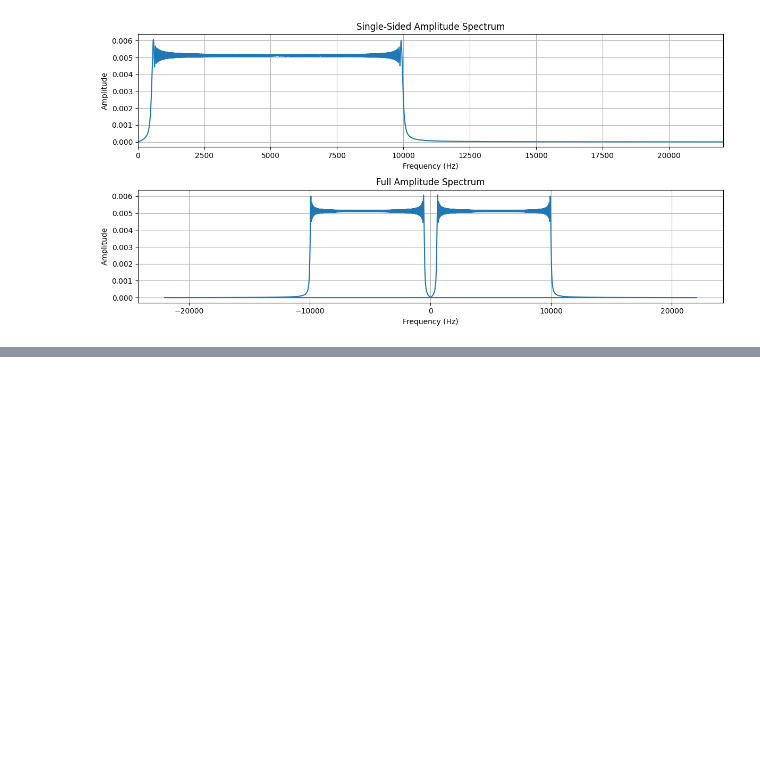
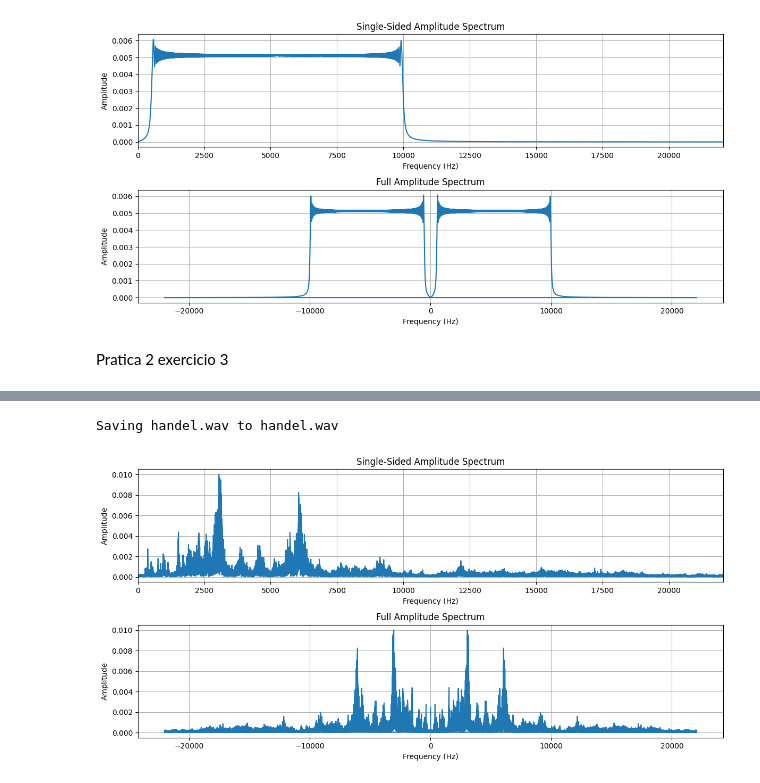
Before and after one commit to alyPoint/CEFET---Processamento-de-Sinais-I-140826, a Jupyter notebook: DSP_1_PRATICA_2.ipynb, the cells around one changed output, grey strips where cells are left out. Saved outputs shown, nothing was run; the diff lists cells and outputs as text; code cells hidden in the pictures; blank space fills up the shorter version.

```diff
--- a/DSP_1_PRATICA_2.ipynb
+++ b/DSP_1_PRATICA_2.ipynb
@@ -122,3 +122,68 @@ plt.tight_layout()
 plt.show()
 # %% [output]
 [figure]
+# %% [markdown]
+Pratica 2 exercicio 3
+# %%
+import numpy as NP
+import matplotlib.pyplot as plt
+import soundfile as sf
+from google.colab import files
+from scipy.fft import fft, fftfreq
+
+fs = 44100                                                           # Frequência de amostragem
+
+# nome do intervalo = np.arange(inicio, fim, passo)
+t = np.arange(0, 1, 1/fs)                                            # Intervalo de tempo e amostragem
+
+#Part (A) formar gráficos com os sons
+files.upload()
+audioA, file_fsA = sf.read('handel.wav')
+duracao_audioA = len(audioA)/file_fsA
+
+#Calculo
+def calculate_spectrum(signal, frequency_sample, single_sided=True):
+    N = len(signal) # Number of sample points
+    T = 1.0 / 44100 # Sample spacing
+
+    # Perform the FFT
+    yf = fft(signal)
+
+    if single_sided:
+        xf = fftfreq(N, T)[:N//2] # Frequencies for the positive half of the spectrum
+        # Calculate the single-sided amplitude spectrum
+        # np.abs(yf[0:N//2]) gets the magnitude of the positive frequencies
+        amplitudes = 1.0/N * np.abs(yf[0:N//2])
+    else:
+        xf = fftfreq(N, T) # All frequencies
+        amplitudes = 1.0/N * np.abs(yf)
+
+    return xf, amplitudes
+
+
+#0 a 10000
+frequencies_single_sided, amplitudes_single_sided = calculate_spectrum(audioA, fs, single_sided=True)
+
+#-10000 a 10000
+frequencies_full, amplitudes_full = calculate_spectrum(audioA, fs, single_sided=False)
+
+plt.figure(figsize=(12, 6))
+
+plt.subplot(2, 1, 1)
+plt.plot(frequencies_single_sided, amplitudes_single_sided)
+plt.title('Single-Sided Amplitude Spectrum')
+plt.xlabel('Frequency (Hz)')
+plt.ylabel('Amplitude')
+plt.grid(True)
+plt.xlim(0, fs / 2) # Show frequencies up to Nyquist
+
+plt.subplot(2, 1, 2)
+plt.plot(frequencies_full, amplitudes_full)
+plt.title('Full Amplitude Spectrum')
+plt.xlabel('Frequency (Hz)')
+plt.ylabel('Amplitude')
+plt.grid(True)
+
+plt.tight_layout()
+plt.show()
+# %% [output]
@@ -124,0 +191,2 @@ plt.show()
+Saving handel.wav to handel.wav
+[figure, added]
```
Also changed, not shown: parts of 1 cell of this notebook.
